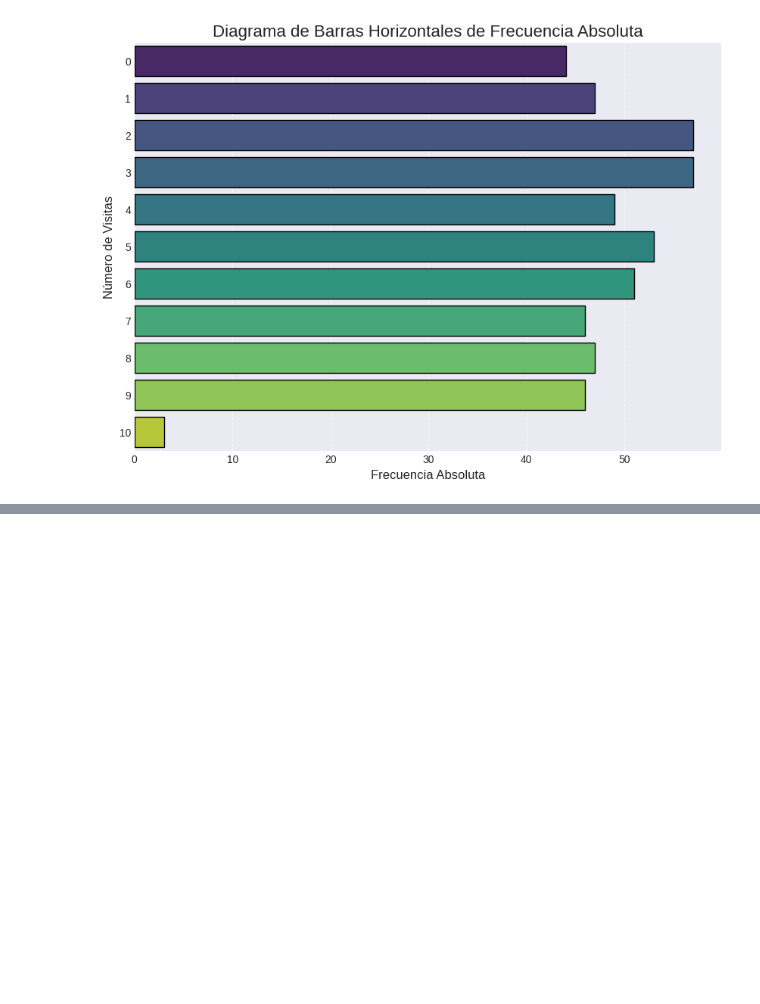
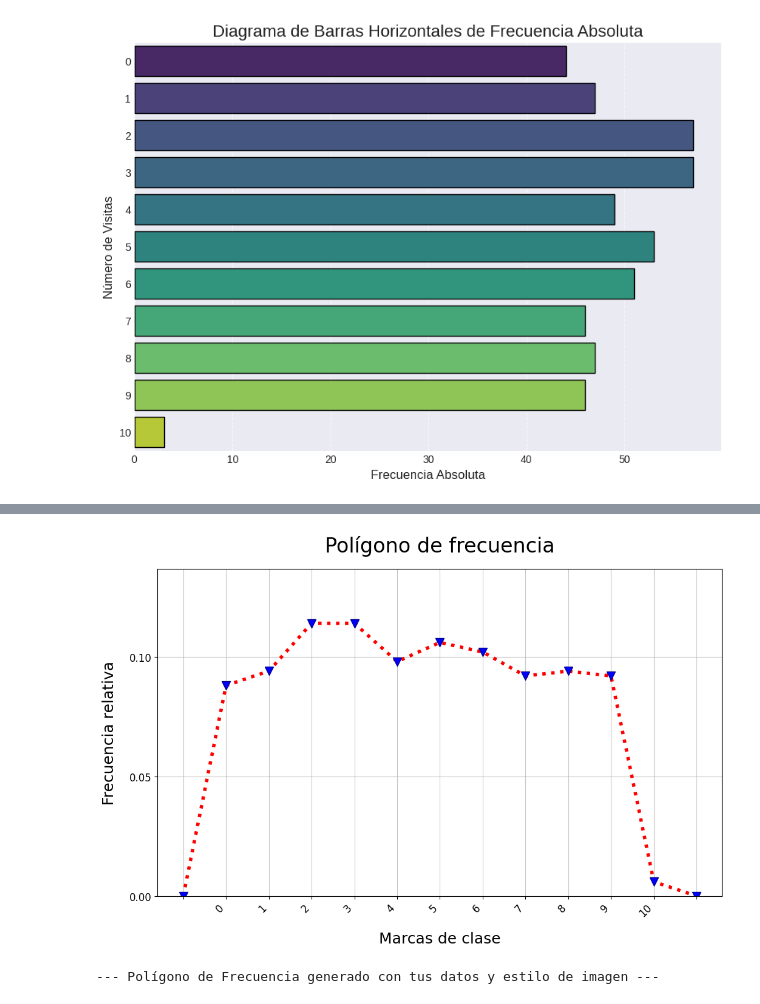
Before and after one commit to FerGonzaga/Act2_TabFrec, a Jupyter notebook: melanie-discretos.ipynb, the cells around one changed output, grey strips where cells are left out. Drawn from its saved outputs; the diff is of its cells as text; code cells hidden in the pictures; blank space fills up the shorter version.

```diff
--- a/melanie-discretos.ipynb
+++ b/melanie-discretos.ipynb
@@ -69,3 +100,76 @@ plt.grid(axis='x', linestyle='--', alpha=0.7) # Rejilla en el eje X para mejor l
 plt.show()
 # %% [output]
 [figure]
+# %%
+# --- CELDA DE CÓDIGO 1: Generar Polígono de Frecuencia con Tus Datos y Estilo de Imagen ---
+
+import pandas as pd
+import matplotlib.pyplot as plt
+import numpy as np # Necesario para np.arange y plt.xticks
+
+print("--- Definiendo los datos con tus valores originales ---")
+
+# TUS DATOS ORIGINALES, SIN CAMBIOS:
+valores = [0, 1, 2, 3, 4, 5, 6, 7, 8, 9, 10]
+frecuencia_relativa_data = [0.088, 0.094, 0.114, 0.114, 0.098, 0.106, 0.102, 0.092, 0.094, 0.092, 0.006]
+
+# Crear un DataFrame de pandas para organizar los datos
+df_frecuencia_relativa = pd.DataFrame({
+    'Valor': valores,
+    'Frecuencia Relativa': frecuencia_relativa_data
+}).sort_values(by='Valor', ascending=True) # Asegurarse de que esté ordenado por valor
+
+print("DataFrame de Frecuencia Relativa (Tus Datos Originales):")
+print(df_frecuencia_relativa)
+print("\n")
+
+print("--- Generando Polígono de Frecuencia con Estilo de Imagen ---")
+
+# Configuración global de matplotlib para una mejor visualización
+# Nota: La imagen de referencia no usa 'seaborn-v0_8-darkgrid' para los ejes,
+# sino un fondo blanco con una cuadrícula simple. Lo ajustamos.
+plt.style.use('default') # Usar el estilo por defecto para un fondo blanco
+plt.rcParams['figure.figsize'] = (12, 7) # Tamaño de la figura
+
+plot_x_valores = [min(valores) - 1] + valores + [max(valores) + 1] # -1 y +1 para extender la línea
+# Frecuencias del eje Y para el plotting (0.0 al inicio y al final)
+plot_y_frecuencias = [0.0] + frecuencia_relativa_data + [0.0]
+
+
+x_para_plot = [df_frecuencia_relativa['Valor'].min() - 1] + list(df_frecuencia_relativa['Valor']) + [df_frecuencia_relativa['Valor'].max() + 1]
+# Frecuencias para el eje Y (con 0s en los puntos ficticios)
+y_para_plot = [0.0] + list(df_frecuencia_relativa['Frecuencia Relativa']) + [0.0]
+
+
+plt.plot(x_para_plot, y_para_plot,
+         marker='v',         # Marcador de triángulo invertido (como en la imagen)
+         markersize=10,      # Tamaño del marcador
+         markerfacecolor='blue', # Color de relleno del marcador
+         markeredgecolor='darkblue', # Color del borde del marcador
+         linestyle=':',      # Línea punteada (como en la imagen)
+         linewidth=4,        # Ancho de la línea
+         color='red')        # Color de la línea (como en la imagen)
+
+# Título y etiquetas de ejes
+plt.title('Polígono de frecuencia', fontsize=24, pad=20) # Título más grande y con más espacio
+plt.xlabel('Marcas de clase', fontsize=18, labelpad=15) # Etiqueta X más grande y con más espacio
+plt.ylabel('Frecuencia relativa', fontsize=18, labelpad=15) # Etiqueta Y más grande y con más espacio
+
+for val in df_frecuencia_relativa['Valor']:
+    plot_labels.append(str(val)) # Tus valores originales como etiquetas
+plot_labels.append('') # Etiqueta para el punto ficticio después del 10
+
+plt.xticks(x_para_plot, plot_labels, rotation=45, ha='right', fontsize=12)
+
+plt.yticks(np.arange(0.0, 0.15, 0.05), fontsize=12) # Ajustar el rango para tus datos. Máximo es 0.114
+
+# Ajustar el límite superior del eje Y para que se vea bien con tus datos
+plt.ylim(bottom=0, top=max(df_frecuencia_relativa['Frecuencia Relativa']) * 1.2) # Un 20% más alto que el máximo
+
+# Rejilla
+plt.grid(True, linestyle='-', alpha=0.7) # Rejilla más sólida como en la imagen
+
+plt.show()
+
+print("\n--- Polígono de Frecuencia generado con tus datos y estilo de imagen ---")
+# %% [output]
@@ -71,0 +193,2 @@ plt.show()
+[figure, added]
+--- Polígono de Frecuencia generado con tus datos y estilo de imagen ---
```
Also changed, not shown: parts of 9 cells of this notebook.
